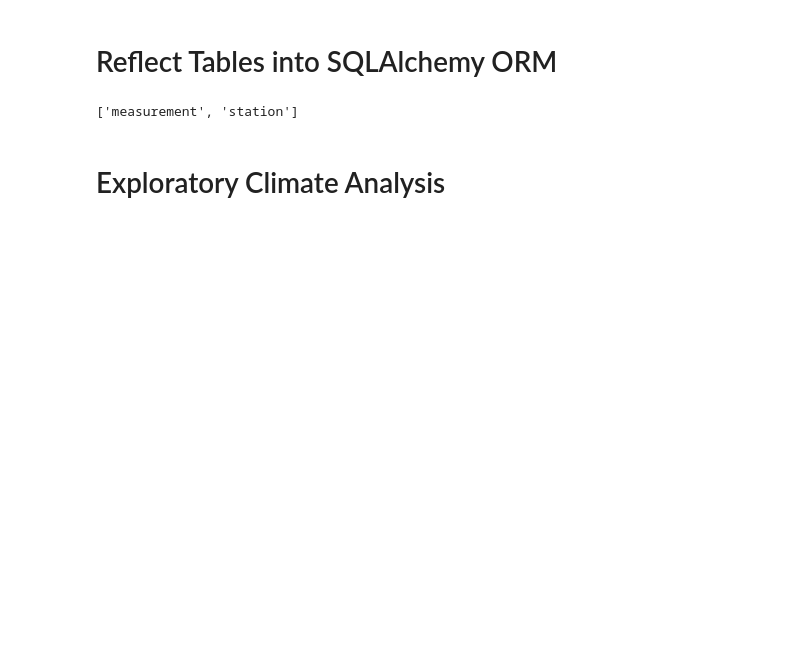
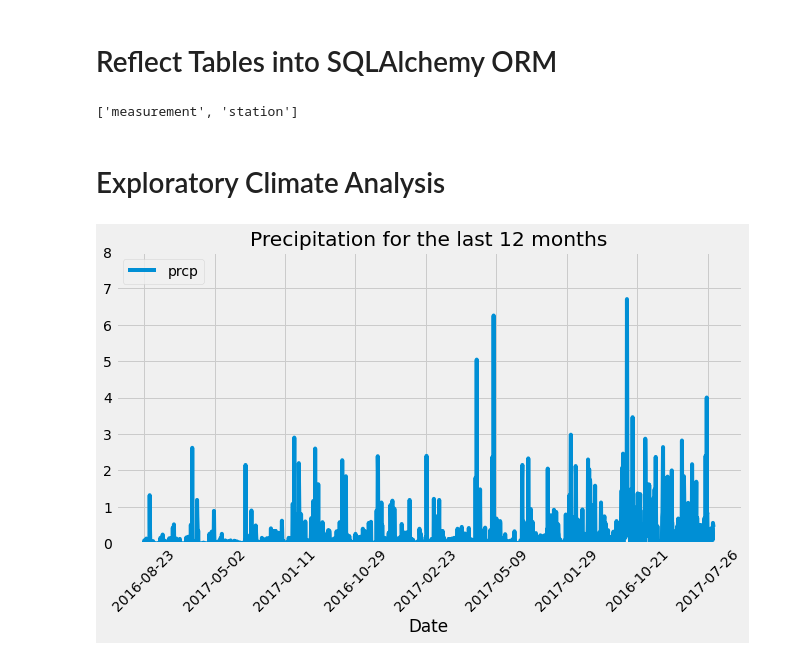
Before and after one commit to elopez515/sqlalchemy-challenge, a Jupyter notebook: SQLAlchemy_HW.ipynb, the cells around one changed output. Drawn from its saved outputs; the diff is of its cells as text; code cells hidden in the pictures; blank space fills up the shorter version.

Commit message:
Created a query to retrieve the last 12 months of precipitation data and plotted the results

```diff
--- a/SQLAlchemy_HW.ipynb
+++ b/SQLAlchemy_HW.ipynb
@@ -37,3 +37,33 @@ stations = Base.classes.station
 session = Session(engine)
 # %% [markdown]
 # Exploratory Climate Analysis
+# %%
+# Design a query to retrieve the last 12 months of precipitation data and plot the results
+
+# Calculate the date 1 year ago from the last data point in the database
+session.query(measurements.date).order_by(measurements.date.desc()).first()
+last_year = dt.date(2017,8,23)-dt.timedelta(days=365)
+# print("Last year", last_year)
+
+# Perform a query to retrieve the data and precipitation scores
+prcp_df = session.query(measurements.date, measurements.prcp).\
+    filter(measurements.date >= '2016-08-23').all()
+
+# Save the query results as a Pandas DataFrame and set the index to the date column
+precipitation_df = pd.DataFrame(prcp_df, columns=["date","prcp"]).dropna()
+prcp_data_df = precipitation_df.set_index('date')
+
+# Sort the dataframe by date
+prcp_data_df.sort_values(by='date')
+# prcp_data_df = precipitation_df.head()
+
+# Use Pandas Plotting with Matplotlib to plot the data
+prcp_data_df.plot(figsize=(10,5),ylim=(0,8))
+plt.xlabel('Date')
+plt.xticks(rotation=45, horizontalalignment="center")
+plt.title('Precipitation for the last 12 months')
+# plt.savefig("Precipitation_Analysis.jpg")
+plt.legend(loc="upper left")
+plt.show()
+# %% [output]
+[figure, added]
```
